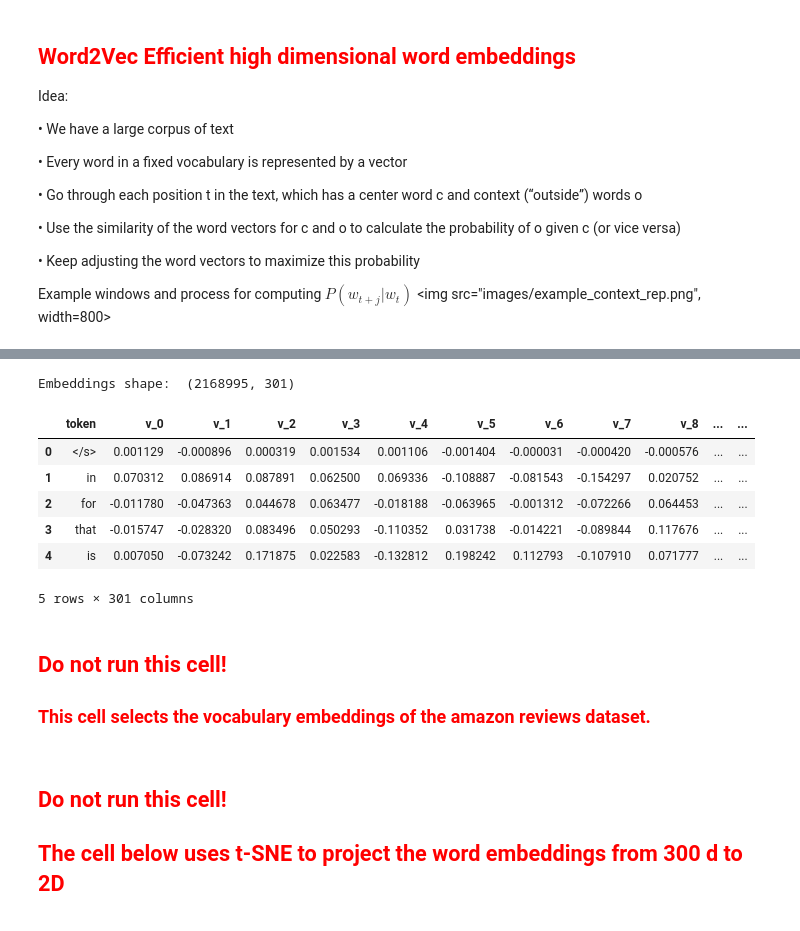
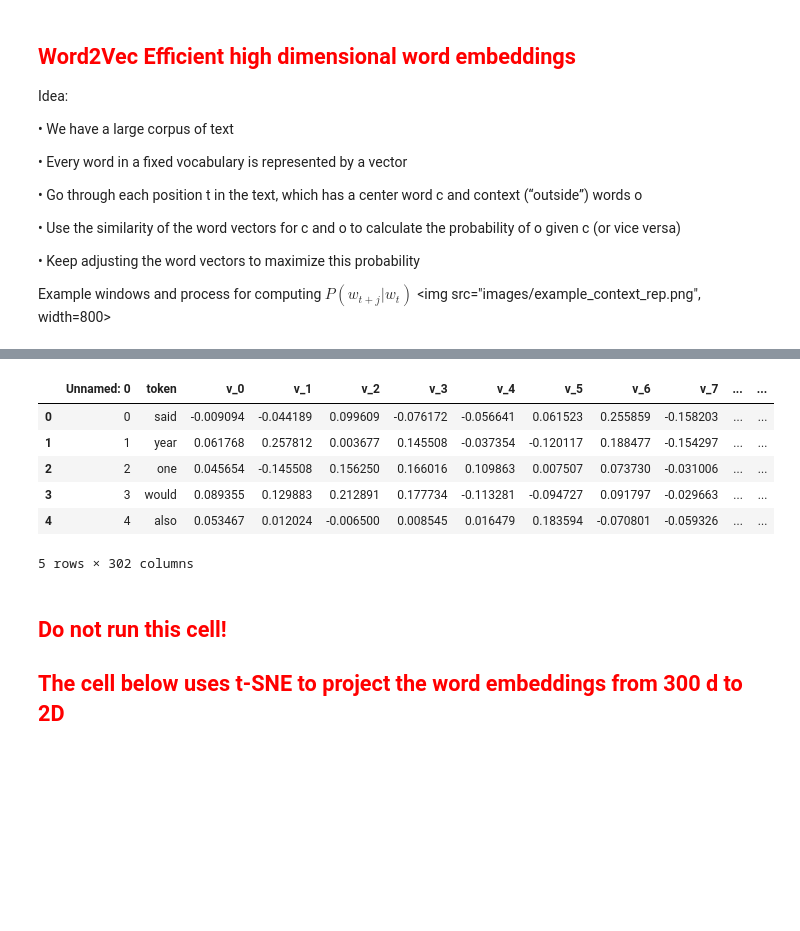
Before and after one commit to DSAISummerCamp/dscamp_public, a Jupyter notebook: NLP 1/NLP summer_camp.ipynb, the cells around one changed output, grey strips where cells are left out. Cells and saved outputs as stored; diff of their text form; code cells hidden in the pictures; blank space fills up the shorter version.

```diff
--- a/NLP 1/NLP summer_camp.ipynb
+++ b/NLP 1/NLP summer_camp.ipynb
@@ -275,22 +270,0 @@ Example	windows	and	process	for	computing $P(w_{t+j}|w_t)$
-# %%
-# read all embeddings (300-d vectors) pre-trained
-import pandas as pd
-EMBEDDING_FILE = "data/GOOG_300d.txt"
-embeddings = pd.read_csv(EMBEDDING_FILE,' ',skiprows=1,header=None)
-col_names = ['token']
-col_names.extend(['v_{}'.format(i) for i in range(300)])
-embeddings.columns = col_names
-print('Embeddings shape: ', embeddings.shape)
-embeddings.head()
-# %% [output]
-Embeddings shape:  (2168995, 301)
-|  | token | v_0 | v_1 | v_2 | v_3 | v_4 | v_5 | v_6 | v_7 | v_8 | ... | ... |
-| 0 | </s> | 0.001129 | -0.000896 | 0.000319 | 0.001534 | 0.001106 | -0.001404 | -0.000031 | -0.000420 | -0.000576 | ... | ... |
-| 1 | in | 0.070312 | 0.086914 | 0.087891 | 0.062500 | 0.069336 | -0.108887 | -0.081543 | -0.154297 | 0.020752 | ... | ... |
-| 2 | for | -0.011780 | -0.047363 | 0.044678 | 0.063477 | -0.018188 | -0.063965 | -0.001312 | -0.072266 | 0.064453 | ... | ... |
-| 3 | that | -0.015747 | -0.028320 | 0.083496 | 0.050293 | -0.110352 | 0.031738 | -0.014221 | -0.089844 | 0.117676 | ... | ... |
-| 4 | is | 0.007050 | -0.073242 | 0.171875 | 0.022583 | -0.132812 | 0.198242 | 0.112793 | -0.107910 | 0.071777 | ... | ... |
-5 rows × 301 columns
-# %% [markdown]
-<font color='red'> <h2> Do not run this cell! </h2> </font>
-<font color='red'> <h3> This cell selects the vocabulary embeddings of the amazon reviews dataset.</h3> </font>
@@ -313,3 +271,16 @@ embeddings_corpus = pd.merge(embeddings, embeddings_vocab, how='right', on=['tok
+# %%
+# Read pre-trained word 2 vec embeddings
+import pandas as pd
+embeddings_vocab = pd.read_csv('data/embeddings_vocab.csv')
+embeddings_vocab.head()
+# %% [output]
+|  | Unnamed: 0 | token | v_0 | v_1 | v_2 | v_3 | v_4 | v_5 | v_6 | v_7 | ... | ... |
+| 0 | 0 | said | -0.009094 | -0.044189 | 0.099609 | -0.076172 | -0.056641 | 0.061523 | 0.255859 | -0.158203 | ... | ... |
+| 1 | 1 | year | 0.061768 | 0.257812 | 0.003677 | 0.145508 | -0.037354 | -0.120117 | 0.188477 | -0.154297 | ... | ... |
+| 2 | 2 | one | 0.045654 | -0.145508 | 0.156250 | 0.166016 | 0.109863 | 0.007507 | 0.073730 | -0.031006 | ... | ... |
+| 3 | 3 | would | 0.089355 | 0.129883 | 0.212891 | 0.177734 | -0.113281 | -0.094727 | 0.091797 | -0.029663 | ... | ... |
+| 4 | 4 | also | 0.053467 | 0.012024 | -0.006500 | 0.008545 | 0.016479 | 0.183594 | -0.070801 | -0.059326 | ... | ... |
+5 rows × 302 columns
 # %% [markdown]
 <font color='red'> <h2> Do not run this cell! </h2> </font>
 <font color='red'> <h2> The cell below uses t-SNE to project the word embeddings from 300 d to 2D </h2> </font>
```
Also changed, not shown: parts of 16 cells of this notebook, 31 other files.
